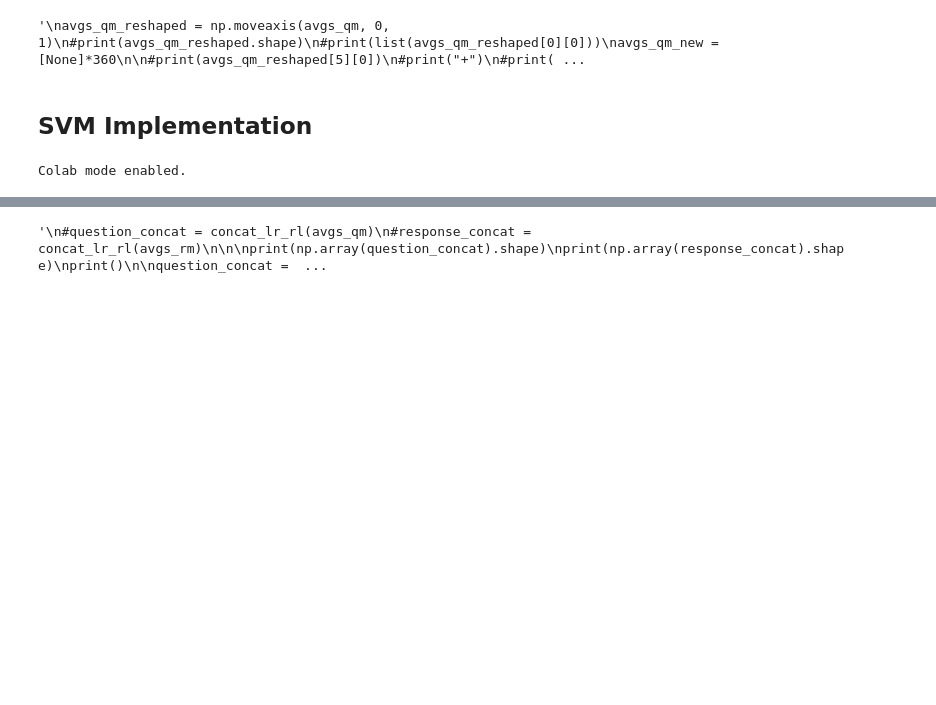
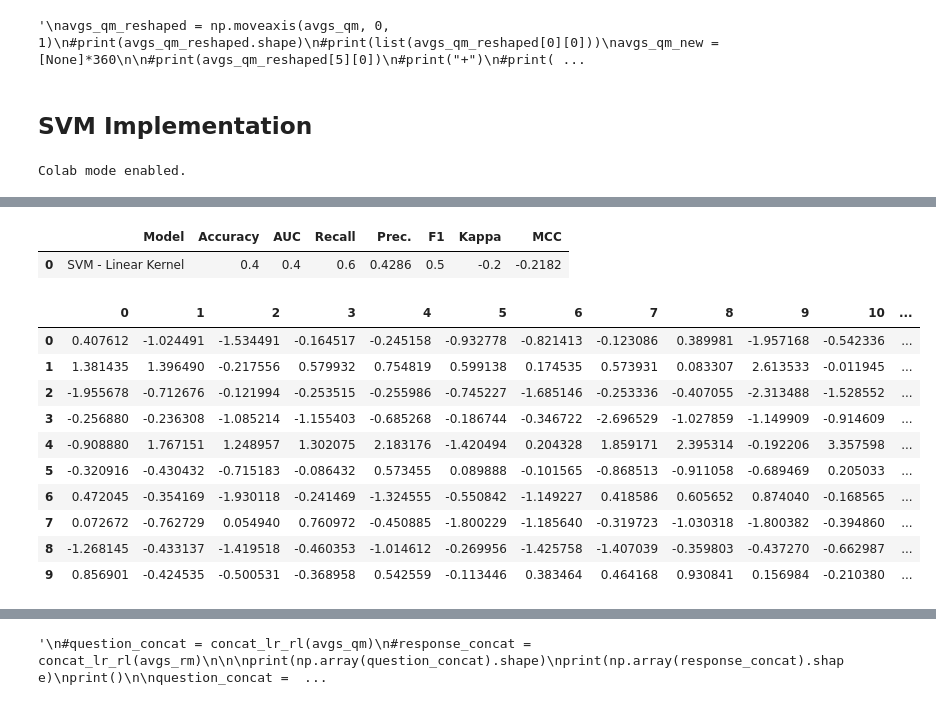
Before and after one commit to wheelerz/butterfly-unicorns, a Jupyter notebook: NMA_Project_2021_Butterfly_Unicorns.ipynb, the cells around one changed output, grey strips where cells are left out. Cells and saved outputs as stored; diff of their text form; code cells hidden in the pictures; blank space fills up the shorter version.

```diff
--- a/NMA_Project_2021_Butterfly_Unicorns.ipynb
+++ b/NMA_Project_2021_Butterfly_Unicorns.ipynb
@@ -791,0 +794,16 @@ RidgeClassifier(alpha=1.0, class_weight=None, copy_X=True, fit_intercept=True,
+# %%
+predict_model(best_model)
+# %% [output]
+|  | Model | Accuracy | AUC | Recall | Prec. | F1 | Kappa | MCC |
+| 0 | SVM - Linear Kernel | 0.4 | 0.4 | 0.6 | 0.4286 | 0.5 | -0.2 | -0.2182 |
+|  | 0 | 1 | 2 | 3 | 4 | 5 | 6 | 7 | 8 | 9 | 10 | ... |
+| 0 | 0.407612 | -1.024491 | -1.534491 | -0.164517 | -0.245158 | -0.932778 | -0.821413 | -0.123086 | 0.389981 | -1.957168 | -0.542336 | ... |
+| 1 | 1.381435 | 1.396490 | -0.217556 | 0.579932 | 0.754819 | 0.599138 | 0.174535 | 0.573931 | 0.083307 | 2.613533 | -0.011945 | ... |
+| 2 | -1.955678 | -0.712676 | -0.121994 | -0.253515 | -0.255986 | -0.745227 | -1.685146 | -0.253336 | -0.407055 | -2.313488 | -1.528552 | ... |
+| 3 | -0.256880 | -0.236308 | -1.085214 | -1.155403 | -0.685268 | -0.186744 | -0.346722 | -2.696529 | -1.027859 | -1.149909 | -0.914609 | ... |
+| 4 | -0.908880 | 1.767151 | 1.248957 | 1.302075 | 2.183176 | -1.420494 | 0.204328 | 1.859171 | 2.395314 | -0.192206 | 3.357598 | ... |
+| 5 | -0.320916 | -0.430432 | -0.715183 | -0.086432 | 0.573455 | 0.089888 | -0.101565 | -0.868513 | -0.911058 | -0.689469 | 0.205033 | ... |
+| 6 | 0.472045 | -0.354169 | -1.930118 | -0.241469 | -1.324555 | -0.550842 | -1.149227 | 0.418586 | 0.605652 | 0.874040 | -0.168565 | ... |
+| 7 | 0.072672 | -0.762729 | 0.054940 | 0.760972 | -0.450885 | -1.800229 | -1.185640 | -0.319723 | -1.030318 | -1.800382 | -0.394860 | ... |
+| 8 | -1.268145 | -0.433137 | -1.419518 | -0.460353 | -1.014612 | -0.269956 | -1.425758 | -1.407039 | -0.359803 | -0.437270 | -0.662987 | ... |
+| 9 | 0.856901 | -0.424535 | -0.500531 | -0.368958 | 0.542559 | -0.113446 | 0.383464 | 0.464168 | 0.930841 | 0.156984 | -0.210380 | ... |
```
Also changed, not shown: parts of 14 cells of this notebook.
